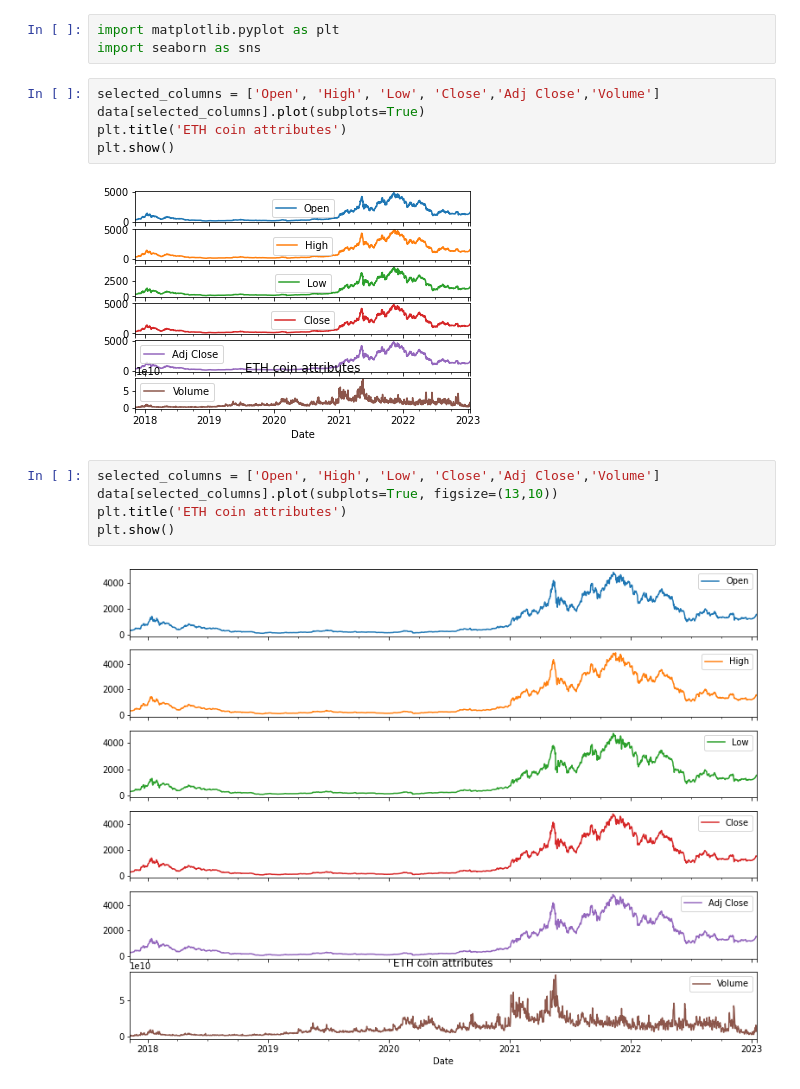
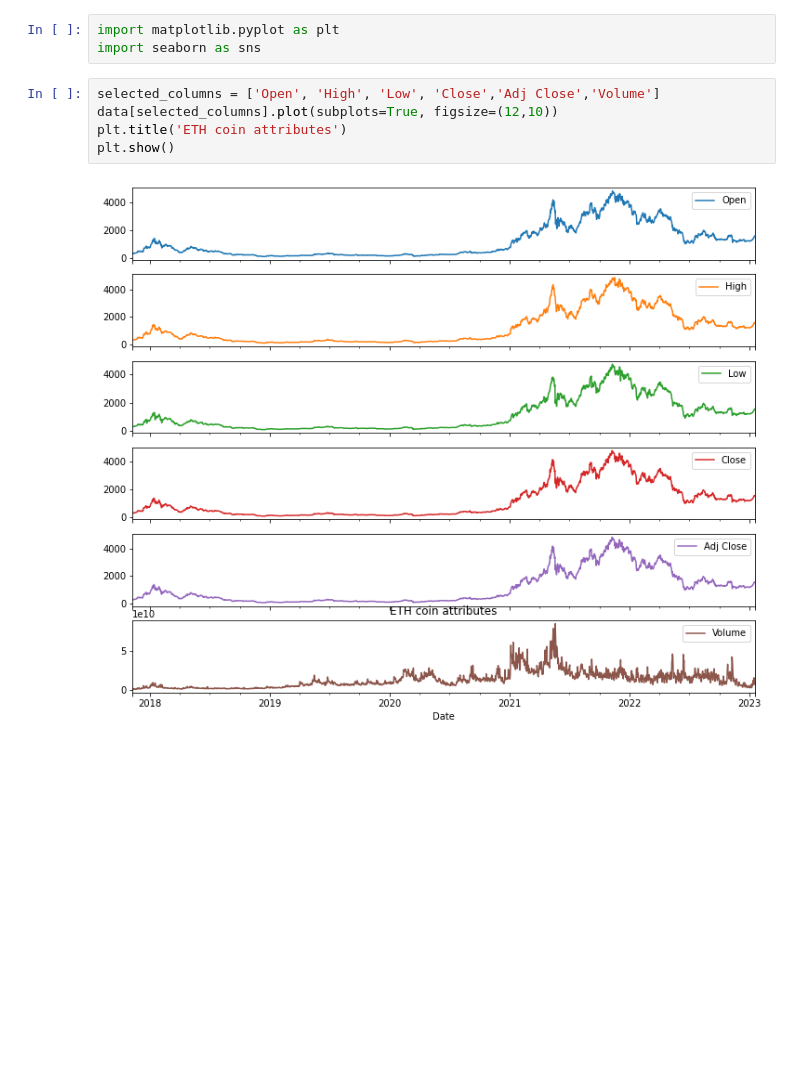
Before and after one commit to tago893/capstone, a Jupyter notebook: Day1/EdaOnTsd.ipynb, the cells around one changed output. Drawn from its saved outputs; the diff is of its cells as text; blank space fills up the shorter version.

```diff
--- a/Day1/EdaOnTsd.ipynb
+++ b/Day1/EdaOnTsd.ipynb
@@ -94,15 +94,8 @@ import matplotlib.pyplot as plt
 import seaborn as sns
 # %%
 selected_columns = ['Open', 'High', 'Low', 'Close','Adj Close','Volume']
-data[selected_columns].plot(subplots=True)
+data[selected_columns].plot(subplots=True, figsize=(12,10))
 plt.title('ETH coin attributes')
 plt.show()
 # %% [output]
-[figure, old version]
+[figure, new version]
-# %%
-selected_columns = ['Open', 'High', 'Low', 'Close','Adj Close','Volume']
-data[selected_columns].plot(subplots=True, figsize=(13,10))
-plt.title('ETH coin attributes')
-plt.show()
-# %% [output]
-[figure, removed]
```
Also changed, not shown: parts of 31 cells of this notebook.
